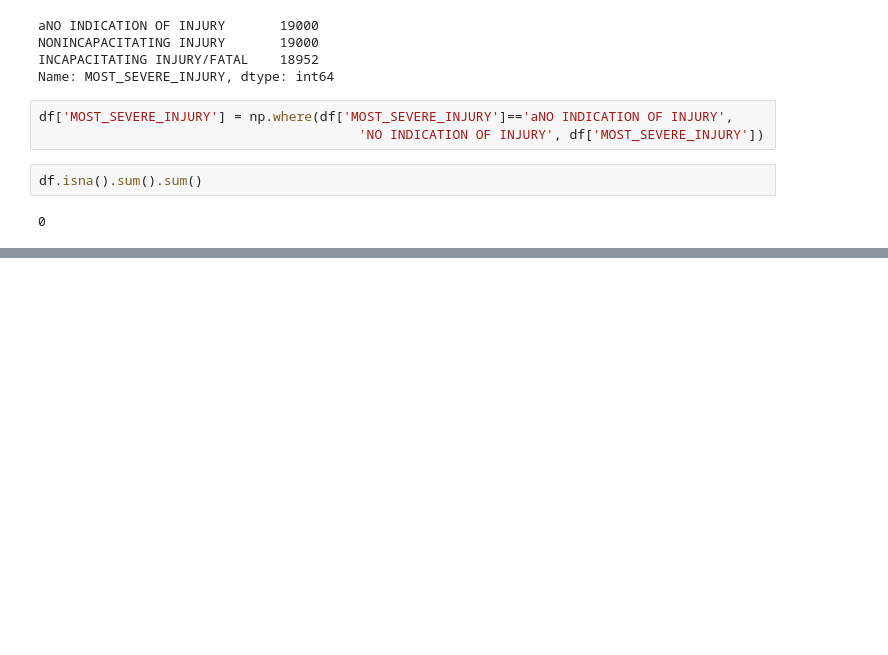
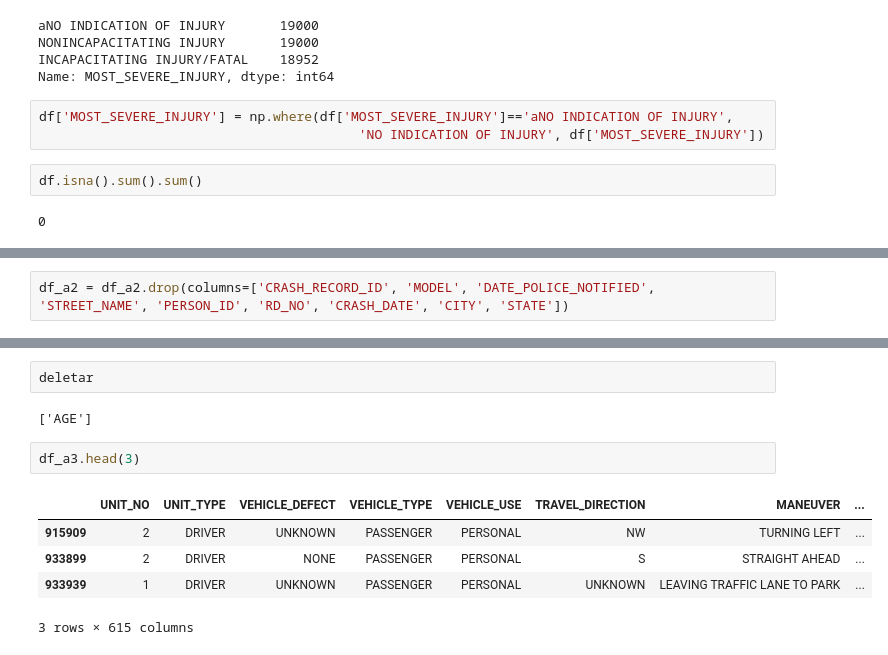
Before and after one commit to marcosvppfernandes/chicagoteam_quanggang, a Jupyter notebook: marcos_eda.ipynb, the cells around one changed output, grey strips where cells are left out. Cells and saved outputs as stored; diff of their text form; blank space fills up the shorter version.

```diff
--- a/marcos_eda.ipynb
+++ b/marcos_eda.ipynb
@@ -1134,0 +1297,2 @@ df.head(3)
+# %%
+df_a2 = df_a2.drop(columns=['CRASH_RECORD_ID', 'MODEL', 'DATE_POLICE_NOTIFIED', 'STREET_NAME', 'PERSON_ID', 'RD_NO', 'CRASH_DATE', 'CITY', 'STATE'])
@@ -1134,0 +1338,12 @@ df.head(3)
+# %%
+deletar
+# %% [output]
+['AGE']
+# %%
+df_a3.head(3)
+# %% [output]
+|  | UNIT_NO | UNIT_TYPE | VEHICLE_DEFECT | VEHICLE_TYPE | VEHICLE_USE | TRAVEL_DIRECTION | MANEUVER | ... |
+| 915909 | 2 | DRIVER | UNKNOWN | PASSENGER | PERSONAL | NW | TURNING LEFT | ... |
+| 933899 | 2 | DRIVER | NONE | PASSENGER | PERSONAL | S | STRAIGHT AHEAD | ... |
+| 933939 | 1 | DRIVER | UNKNOWN | PASSENGER | PERSONAL | UNKNOWN | LEAVING TRAFFIC LANE TO PARK | ... |
+3 rows × 615 columns
```
Also changed, not shown: parts of 110 cells of this notebook.
